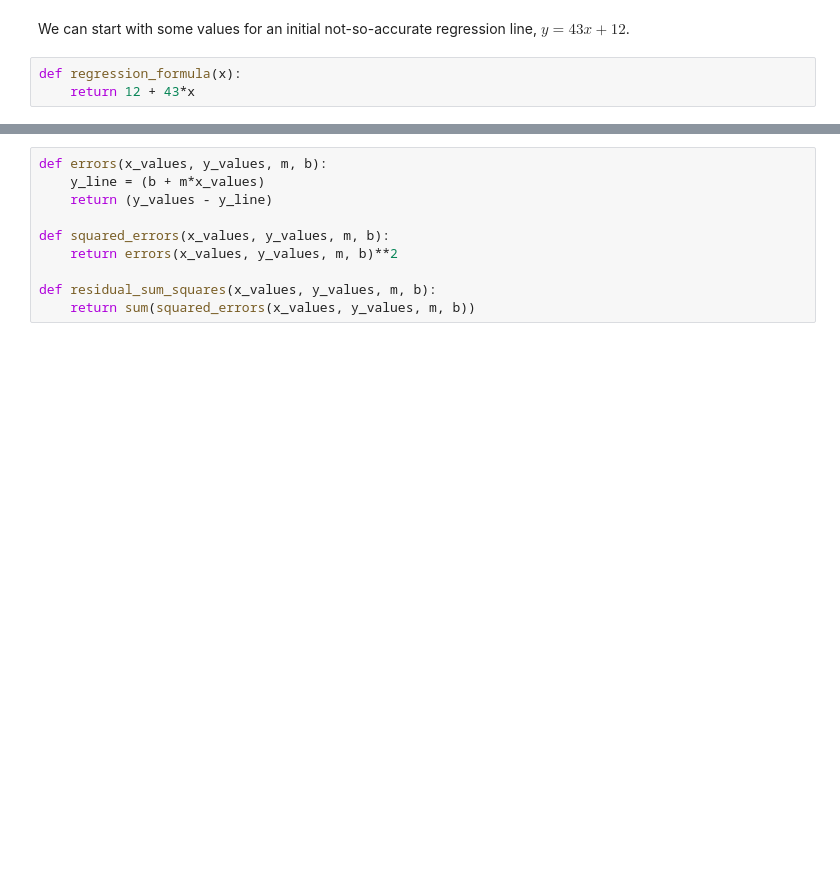
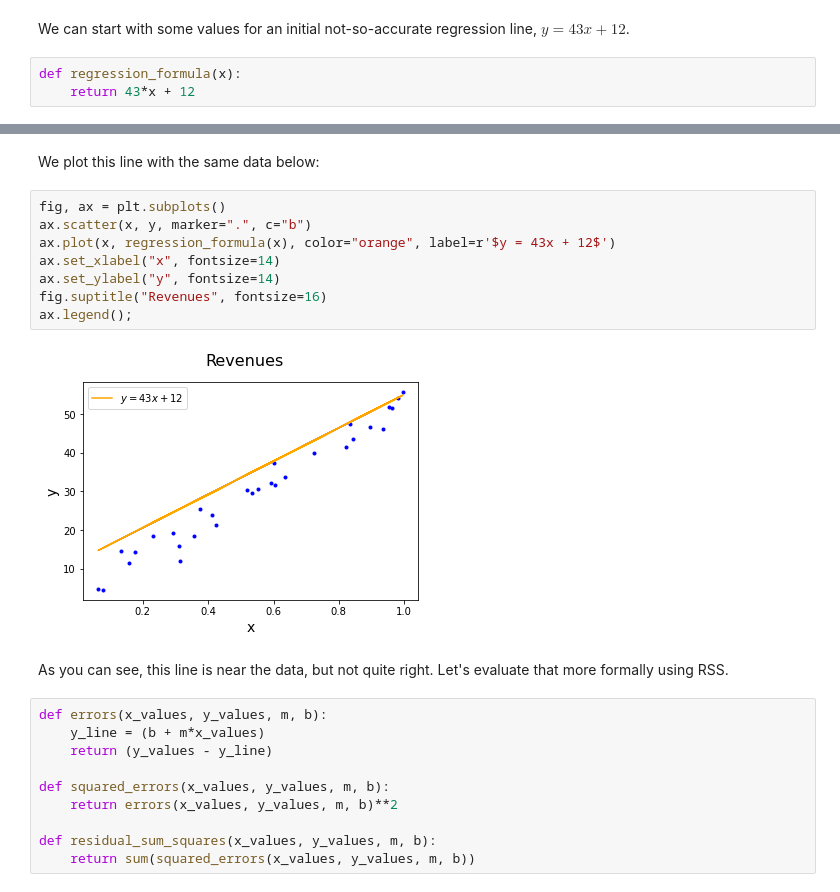
Before and after one commit to learn-co-curriculum/dsc-gradient-descent-step-sizes-lab, a Jupyter notebook: index.ipynb, the cells around one changed output, grey strips where cells are left out. Cells and saved outputs as stored; diff of their text form; blank space fills up the shorter version.

```diff
--- a/index.ipynb
+++ b/index.ipynb
@@ -32,4 +38,4 @@ plt.ylabel("y", fontsize=14);
 We can start with some values for an initial not-so-accurate regression line, $y = 43x + 12$.
 # %%
 def regression_formula(x):
-    return 12 + 43*x
+    return 43*x + 12
@@ -50,3 +42,17 @@ plt.show()
+# %% [markdown]
+We plot this line with the same data below:
+# %%
+fig, ax = plt.subplots()
+ax.scatter(x, y, marker=".", c="b")
+ax.plot(x, regression_formula(x), color="orange", label=r'$y = 43x + 12$')
+ax.set_xlabel("x", fontsize=14)
+ax.set_ylabel("y", fontsize=14)
+fig.suptitle("Revenues", fontsize=16)
+ax.legend();
+# %% [output]
+[figure, added]
+# %% [markdown]
+As you can see, this line is near the data, but not quite right. Let's evaluate that more formally using RSS.
 # %%
 def errors(x_values, y_values, m, b):
     y_line = (b + m*x_values)
```
Also changed, not shown: parts of 44 cells of this notebook, 11 other files.
